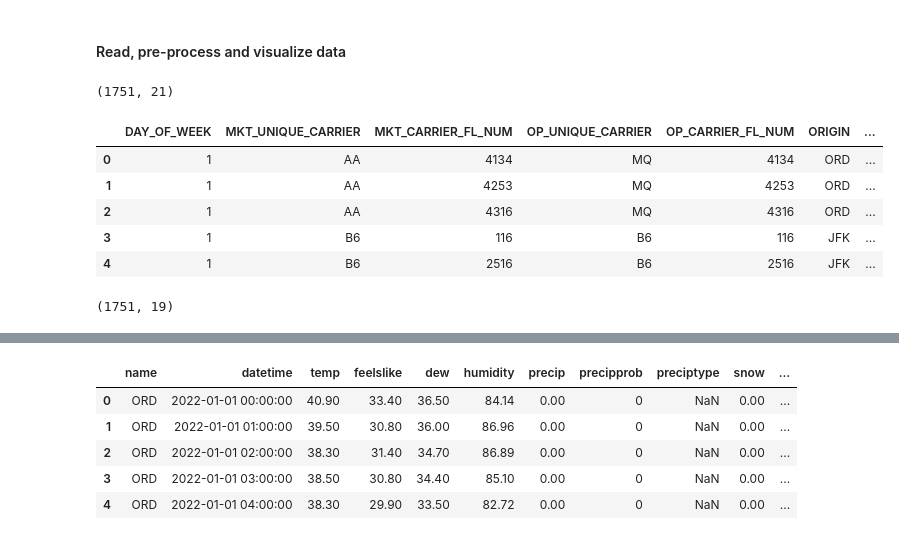
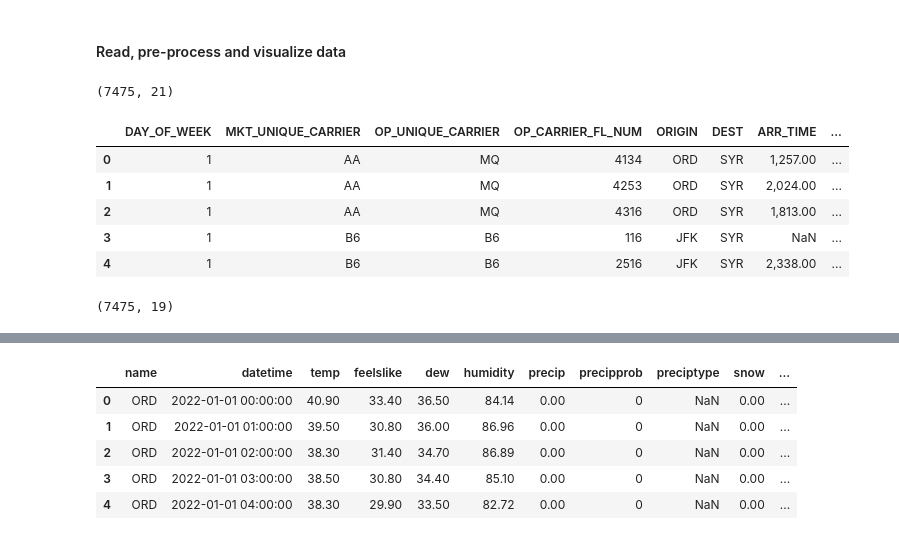
Before and after one commit to pksp99/flight-predictor, a Jupyter notebook: merge_flight_weather.ipynb, the cells around one changed output, grey strips where cells are left out. Drawn from its saved outputs; the diff is of its cells as text; code cells hidden in the pictures.

```diff
--- a/merge_flight_weather.ipynb
+++ b/merge_flight_weather.ipynb
@@ -31,34 +31,33 @@ from IPython.display import display, HTML
 #### Read, pre-process and visualize data
 # %%
 # fetch data
-# flight_data = pd.read_csv('./dataset/bts_data/flight_jan_jun_22.csv', parse_dates='FL_DATE')
-flight_data = pd.read_csv('./dataset/bts_data/flight_jan_jun_22.csv')
+flight_data = pd.read_csv('./dataset/bts_data/filtered_jan2022_to_december2023_bts.csv')
 flight_data.shape
 
 # Convert 'FL_DATE' to datetime column
 flight_data['FL_DATE'] = pd.to_datetime(flight_data['FL_DATE'].str[:-4])
 
 # Append leading zero to time columns. ex 23 -> '0023'
 flight_data['CRS_DEP_TIME'] = flight_data['CRS_DEP_TIME'].astype(str).apply(lambda x: x.zfill(4))
 flight_data['CRS_ARR_TIME'] = flight_data['CRS_ARR_TIME'].astype(str).apply(lambda x: x.zfill(4))
 
 # Calculate scheduled departure and arrival times
 flight_data['SCH_DEP_TIME'] = flight_data.apply(lambda row: row['FL_DATE'] + pd.Timedelta(hours=int(row['CRS_DEP_TIME'][:2]), minutes=int(row['CRS_DEP_TIME'][2:])), axis=1)
 flight_data['SCH_ARR_TIME'] = flight_data.apply(lambda row: row['FL_DATE'] + pd.Timedelta(hours=int(row['CRS_ARR_TIME'][:2]), minutes=int(row['CRS_ARR_TIME'][2:])), axis=1)
 
 # Drop unnecessary columns
 flight_data.drop(columns=['FL_DATE', 'CRS_DEP_TIME', 'CRS_ARR_TIME', 'MONTH'], axis=1, inplace=True)
 flight_data.head()
 flight_data.shape
 # %% [output]
-(1751, 21)
+(7475, 21)
-|  | DAY_OF_WEEK | MKT_UNIQUE_CARRIER | MKT_CARRIER_FL_NUM | OP_UNIQUE_CARRIER | OP_CARRIER_FL_NUM | ORIGIN | ... |
-| 0 | 1 | AA | 4134 | MQ | 4134 | ORD | ... |
-| 1 | 1 | AA | 4253 | MQ | 4253 | ORD | ... |
-| 2 | 1 | AA | 4316 | MQ | 4316 | ORD | ... |
-| 3 | 1 | B6 | 116 | B6 | 116 | JFK | ... |
-| 4 | 1 | B6 | 2516 | B6 | 2516 | JFK | ... |
+|  | DAY_OF_WEEK | MKT_UNIQUE_CARRIER | OP_UNIQUE_CARRIER | OP_CARRIER_FL_NUM | ORIGIN | DEST | ARR_TIME | ... |
+| 0 | 1 | AA | MQ | 4134 | ORD | SYR | 1,257.00 | ... |
+| 1 | 1 | AA | MQ | 4253 | ORD | SYR | 2,024.00 | ... |
+| 2 | 1 | AA | MQ | 4316 | ORD | SYR | 1,813.00 | ... |
+| 3 | 1 | B6 | B6 | 116 | JFK | SYR | NaN | ... |
+| 4 | 1 | B6 | B6 | 2516 | JFK | SYR | 2,338.00 | ... |
-(1751, 19)
+(7475, 19)
 # %%
 # Now we filter out all flights which arrive to Syracuse Airport on next Day.
 # i.e. Remove all late night flights
```
Also changed, not shown: parts of 5 cells of this notebook.
